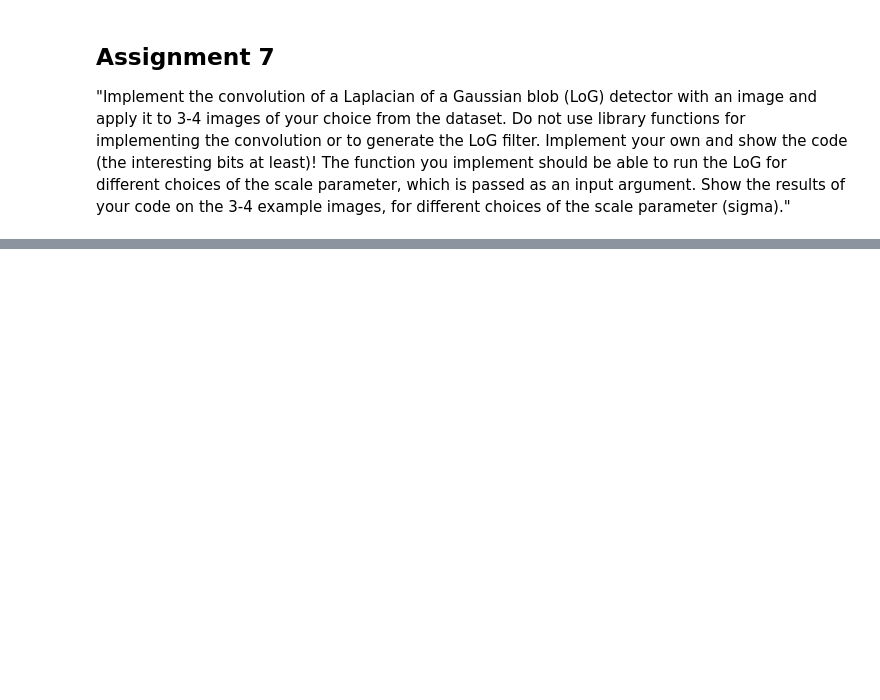
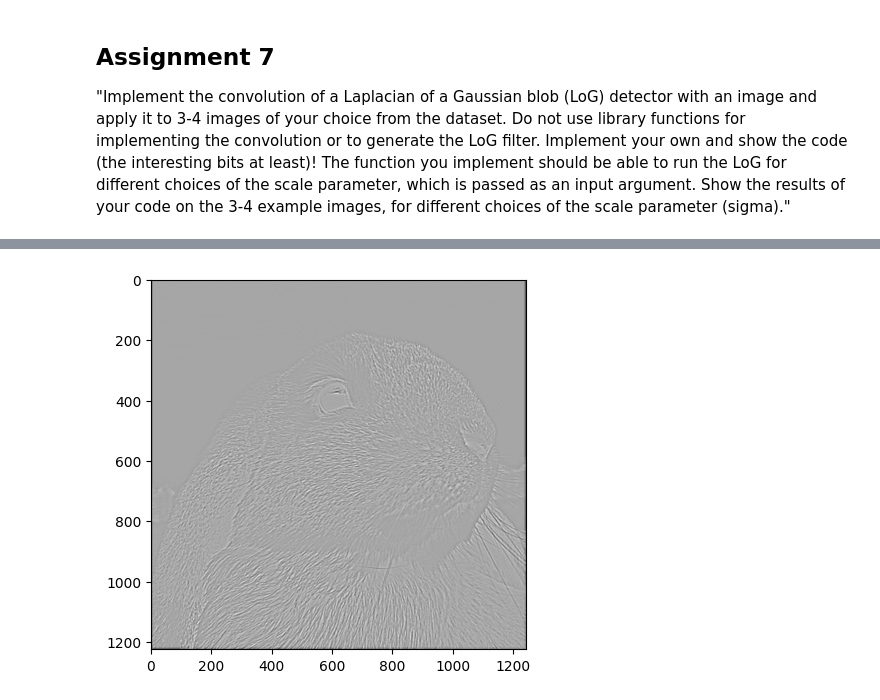
Before and after one commit to AliceNi99/ISPR-notebook, a Jupyter notebook: task7.ipynb, the cells around one changed output, grey strips where cells are left out. Saved outputs shown, nothing was run; the diff lists cells and outputs as text; code cells hidden in the pictures; blank space fills up the shorter version.

```diff
--- a/task7.ipynb
+++ b/task7.ipynb
@@ -13,0 +68,7 @@ ModuleNotFoundError: No module named 'cv2'
+# %%
+img = cv2.imread('./bunny001.jpg', cv2.IMREAD_GRAYSCALE)
+modd=convolution(img/255, A)
+plt.imshow(modd, cmap='gray')
+plt.show()
+# %% [output]
+[figure, added]
```
Also changed, not shown: parts of 13 cells of this notebook, 2 other files.
